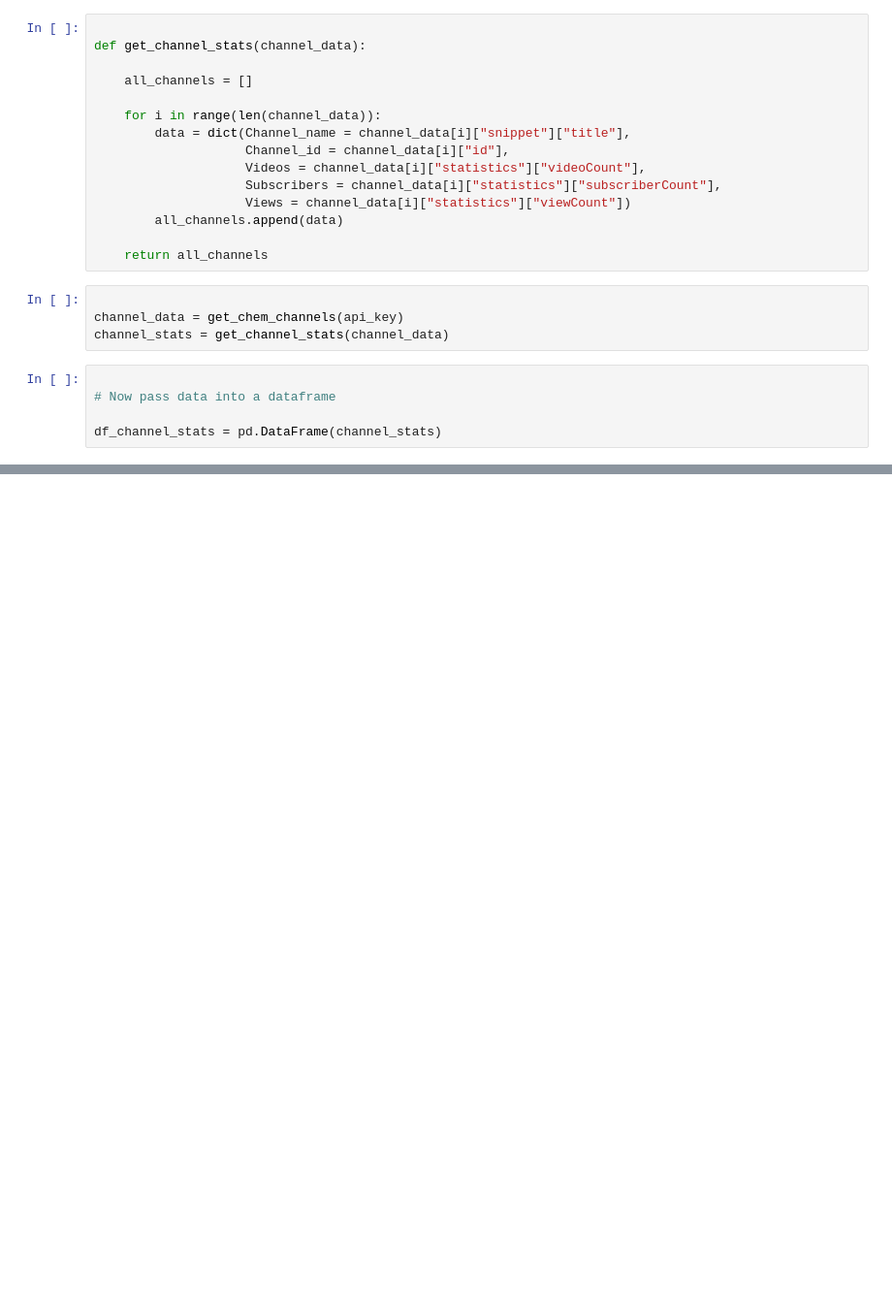
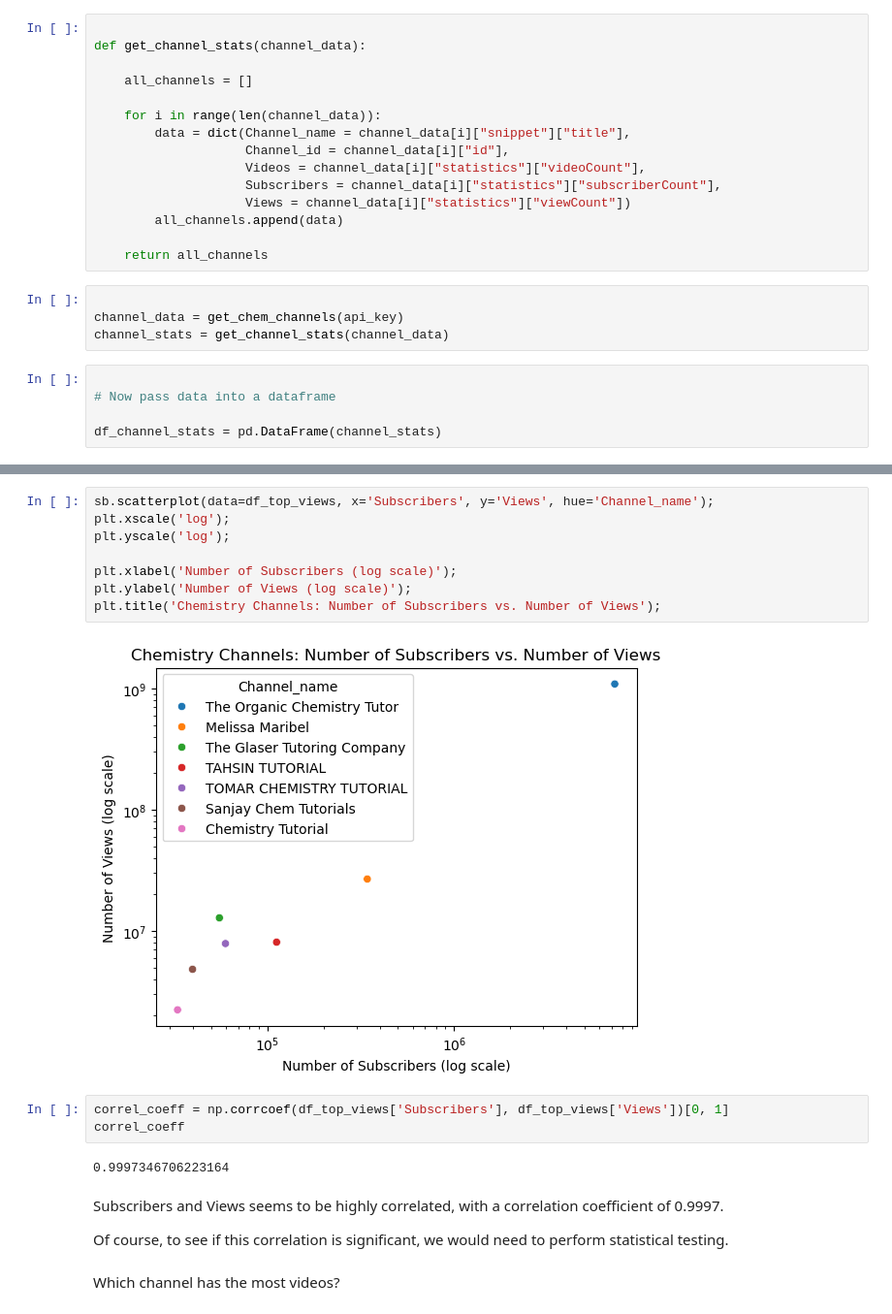
Before and after one commit to andilore/chemistry-youtube-videos, a Jupyter notebook: Chemistry YT Videos.ipynb, the cells around one changed output, grey strips where cells are left out. Shown at 97% size. Cells and saved outputs as stored; diff of their text form; blank space fills up the shorter version.

```diff
--- a/Chemistry YT Videos.ipynb
+++ b/Chemistry YT Videos.ipynb
@@ -81,0 +262,21 @@ df_channel_stats
+# %%
+sb.scatterplot(data=df_top_views, x='Subscribers', y='Views', hue='Channel_name');
+plt.xscale('log');
+plt.yscale('log');
+
+plt.xlabel('Number of Subscribers (log scale)');
+plt.ylabel('Number of Views (log scale)');
+plt.title('Chemistry Channels: Number of Subscribers vs. Number of Views');
+# %% [output]
+[figure, added]
+# %%
+correl_coeff = np.corrcoef(df_top_views['Subscribers'], df_top_views['Views'])[0, 1]
+correl_coeff
+# %% [output]
+0.9997346706223164
+# %% [markdown]
+Subscribers and Views seems to be highly correlated, with a correlation coefficient of 0.9997.
+
+Of course, to see if this correlation is significant, we would need to perform statistical testing.
+# %% [markdown]
+Which channel has the most videos?
```
Also changed, not shown: parts of 31 cells of this notebook.
